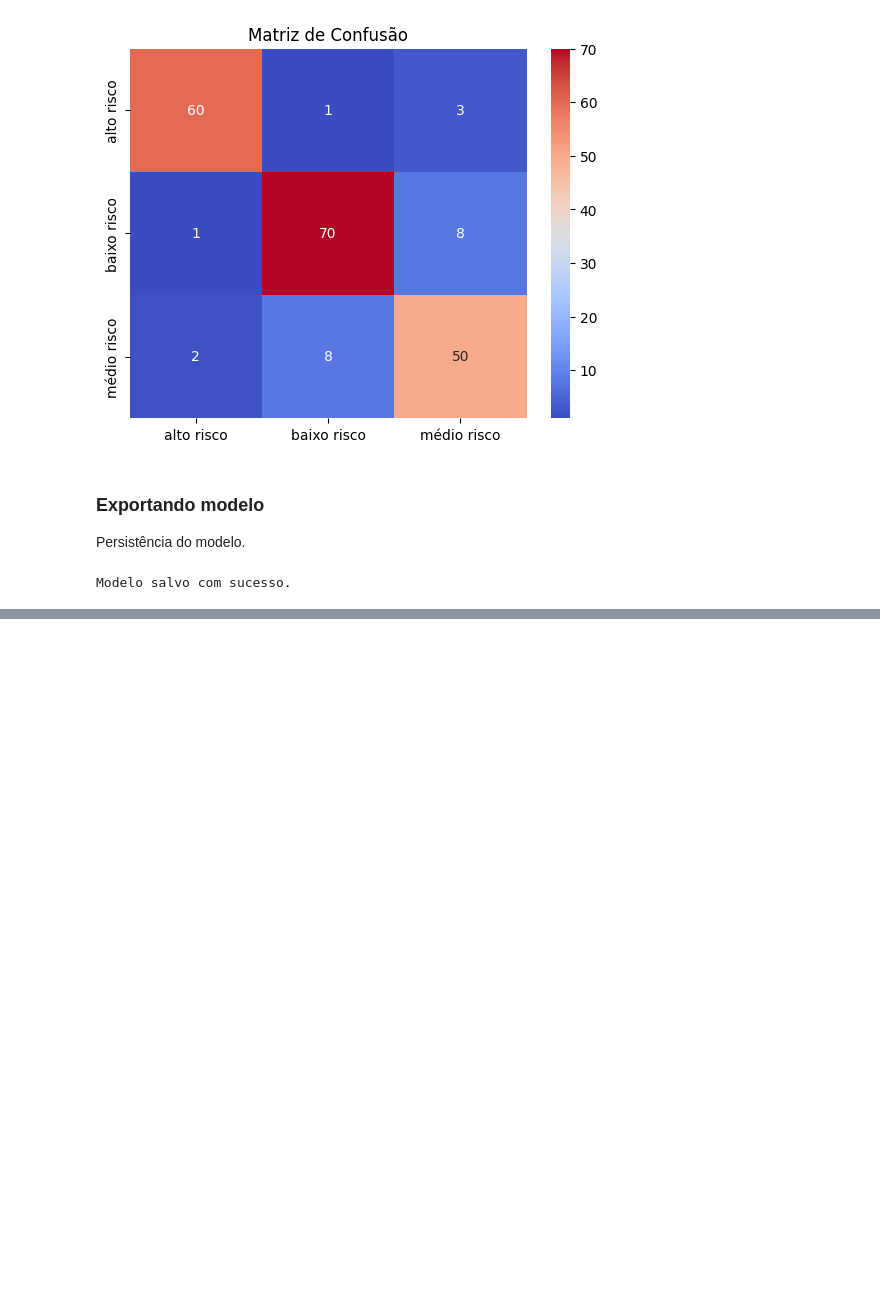
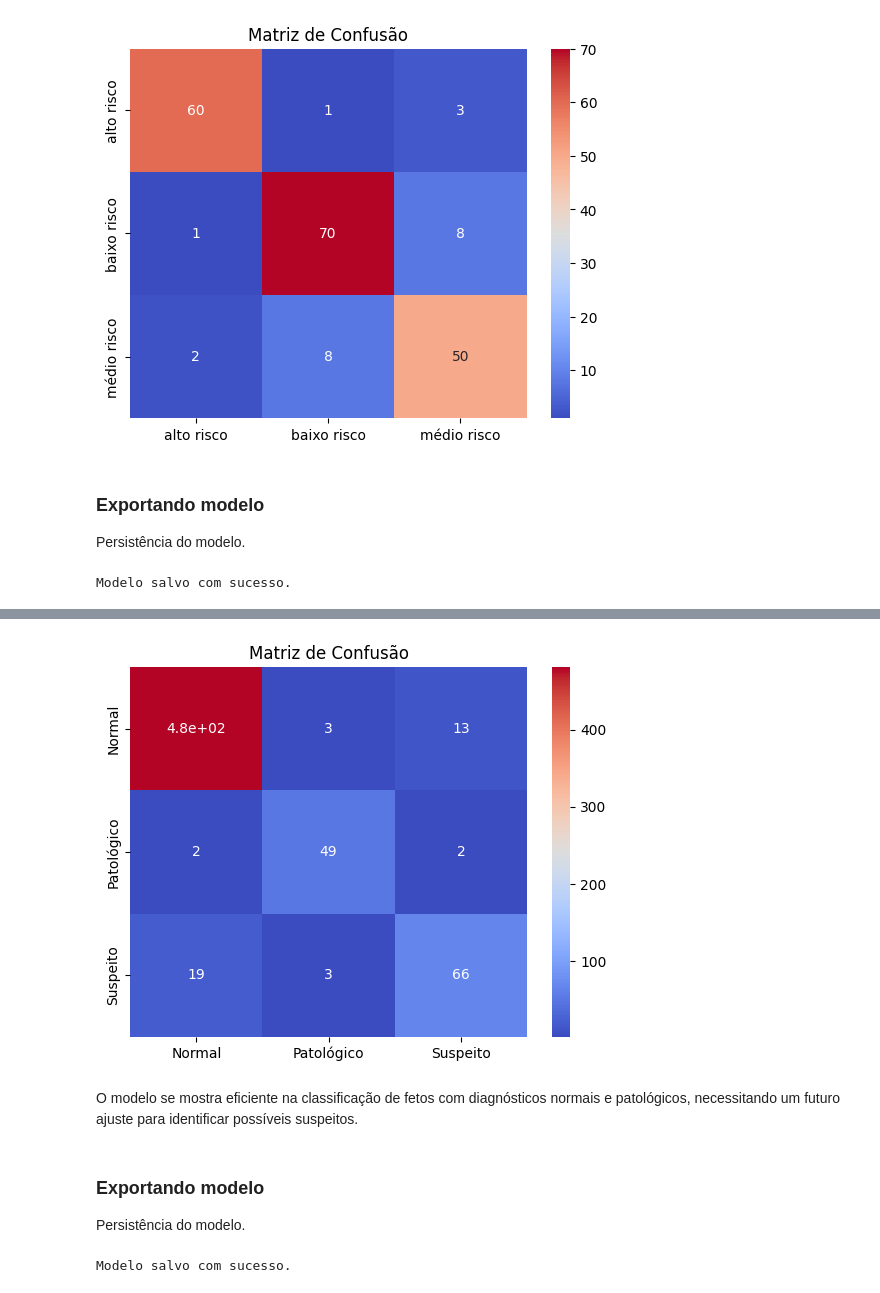
Before and after one commit to Curesharp/curesharp-datascience, a Jupyter notebook: analiseexploratoria.ipynb, the cells around one changed output, grey strips where cells are left out. Cells and saved outputs as stored; diff of their text form; code cells hidden in the pictures; blank space fills up the shorter version.

```diff
--- a/analiseexploratoria.ipynb
+++ b/analiseexploratoria.ipynb
@@ -452,0 +555,12 @@ Modelo salvo com sucesso.
+# %%
+# Objeto do classificador
+rf = RandomForestClassifier(random_state=100)
+
+# Treinamento
+rf.fit(a_train, b_train)
+
+# Predições
+b_pred = rf.predict(a_test)
+
+# Visualizando saídas
+b_pred[:5]
@@ -452,0 +700,26 @@ Modelo salvo com sucesso.
+# %%
+# Matrix de Confusão
+# Pegando rótulos
+labels = np.unique(b_pred)
+
+# Criando mapa de calor da matriz de confusão
+ax = plt.axes()
+ax.set_title('Matriz de Confusão')
+sns.heatmap(confusion_matrix(b_test, b_pred), annot=True, xticklabels=labels, yticklabels=labels, cmap="coolwarm", ax = ax)
+plt.show()
+# %% [output]
+[figure, added]
+# %% [markdown]
+O modelo se mostra eficiente na classificação de fetos com diagnósticos normais e patológicos, necessitando um futuro ajuste para identificar possíveis suspeitos.
+# %% [markdown]
+### Exportando modelo
+Persistência do modelo.
+# %%
+import pickle
+
+with open('fetal_model.pickle', 'wb') as file:
+    pickle.dump(rf, file)
+
+print('Modelo salvo com sucesso.')
+# %% [output]
+Modelo salvo com sucesso.
```
Also changed, not shown: parts of 22 cells of this notebook.
